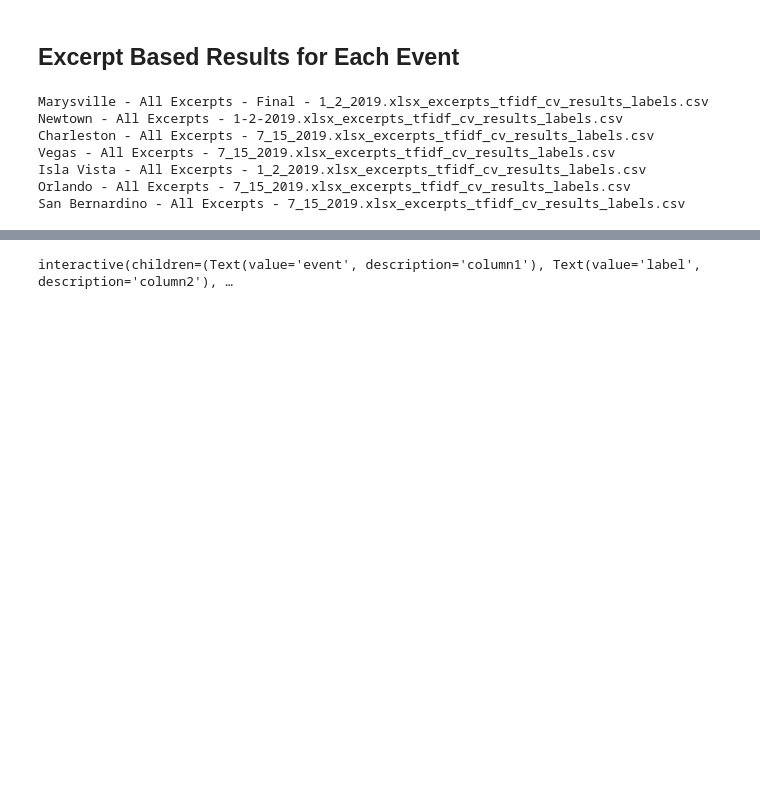
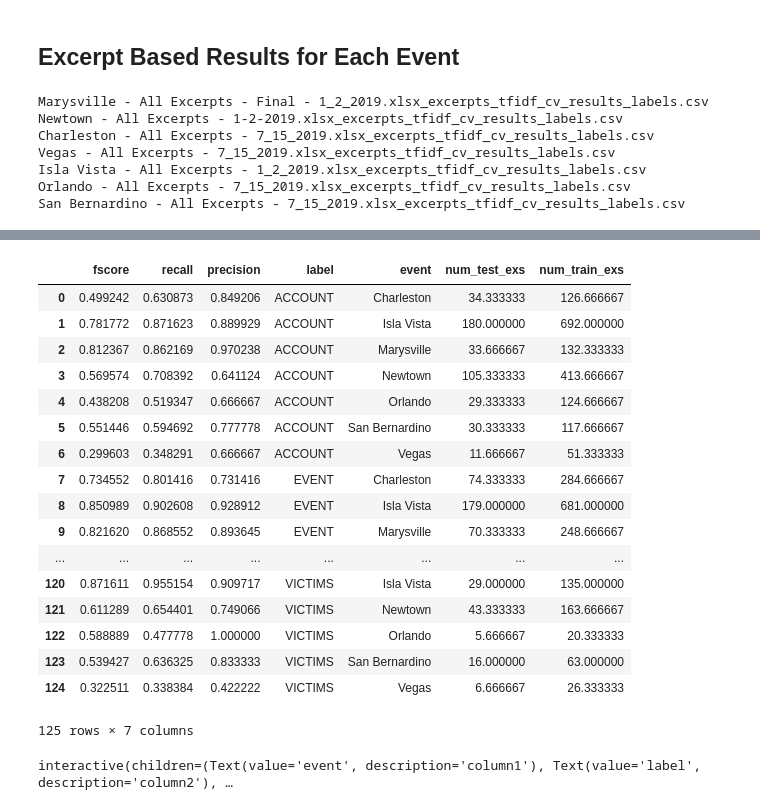
Before and after one commit to anjapago/AnalyzeAccountability, a Jupyter notebook: notebooks/All Labels Analysis.ipynb, the cells around one changed output, grey strips where cells are left out. Saved outputs shown, nothing was run; the diff lists cells and outputs as text; code cells hidden in the pictures; blank space fills up the shorter version.

```diff
--- a/notebooks/All Labels Analysis.ipynb
+++ b/notebooks/All Labels Analysis.ipynb
@@ -90,3 +123,28 @@ df_cv_mean = df.groupby(['label', 'event', 'vectorizer', 'classifier']).mean()
+# %%
+df_ex = df_cv_mean.reset_index().groupby(['label',
+                                     'event']).max().reset_index().loc[:, ['fscore', 'recall', 'precision',
+                                                                           'label', 'event',
+                                                                            'num_test_exs', 'num_train_exs']]
+df_ex
+# %% [output]
+|  | fscore | recall | precision | label | event | num_test_exs | num_train_exs |
+| 0 | 0.499242 | 0.630873 | 0.849206 | ACCOUNT | Charleston | 34.333333 | 126.666667 |
+| 1 | 0.781772 | 0.871623 | 0.889929 | ACCOUNT | Isla Vista | 180.000000 | 692.000000 |
+| 2 | 0.812367 | 0.862169 | 0.970238 | ACCOUNT | Marysville | 33.666667 | 132.333333 |
+| 3 | 0.569574 | 0.708392 | 0.641124 | ACCOUNT | Newtown | 105.333333 | 413.666667 |
+| 4 | 0.438208 | 0.519347 | 0.666667 | ACCOUNT | Orlando | 29.333333 | 124.666667 |
+| 5 | 0.551446 | 0.594692 | 0.777778 | ACCOUNT | San Bernardino | 30.333333 | 117.666667 |
+| 6 | 0.299603 | 0.348291 | 0.666667 | ACCOUNT | Vegas | 11.666667 | 51.333333 |
+| 7 | 0.734552 | 0.801416 | 0.731416 | EVENT | Charleston | 74.333333 | 284.666667 |
+| 8 | 0.850989 | 0.902608 | 0.928912 | EVENT | Isla Vista | 179.000000 | 681.000000 |
+| 9 | 0.821620 | 0.868552 | 0.893645 | EVENT | Marysville | 70.333333 | 248.666667 |
+| ... | ... | ... | ... | ... | ... | ... | ... |
+| 120 | 0.871611 | 0.955154 | 0.909717 | VICTIMS | Isla Vista | 29.000000 | 135.000000 |
+| 121 | 0.611289 | 0.654401 | 0.749066 | VICTIMS | Newtown | 43.333333 | 163.666667 |
+| 122 | 0.588889 | 0.477778 | 1.000000 | VICTIMS | Orlando | 5.666667 | 20.333333 |
+| 123 | 0.539427 | 0.636325 | 0.833333 | VICTIMS | San Bernardino | 16.000000 | 63.000000 |
+| 124 | 0.322511 | 0.338384 | 0.422222 | VICTIMS | Vegas | 6.666667 | 26.333333 |
+125 rows × 7 columns
 # %%
 df_ex = df_cv_mean.reset_index().groupby(['label',
                                      'event']).max().reset_index().loc[:, ['fscore', 'recall', 'precision',
```
Also changed, not shown: parts of 5 cells of this notebook.
